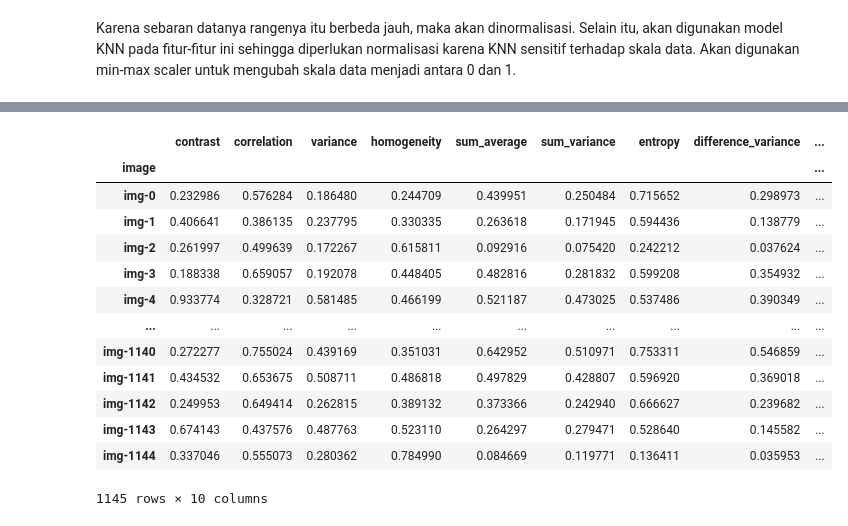
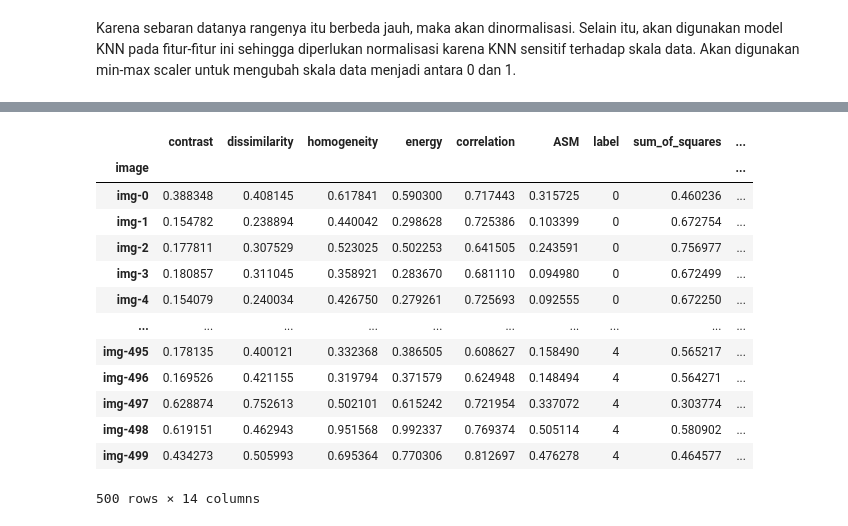
Before and after one commit to Bagusdevaa/Apple-Classfication-using-Harralick-and-KNN, a Jupyter notebook: EDA.ipynb, the cells around one changed output, grey strips where cells are left out. Drawn from its saved outputs; the diff is of its cells as text; code cells hidden in the pictures.

```diff
--- a/EDA.ipynb
+++ b/EDA.ipynb
@@ -803,7 +631,8 @@ def handle_asymmetric_outliers(series, lower_factor=1.5, upper_factor=1.5):
     return modified_series
 # %%
 # Proses imputation untuk outlier ekstrem
-for feature in right_skew + left_skew:
+# for feature in right_skew + left_skew:
+for feature in getcolumns:
     # Sesuaikan nilai outlier
     df[feature] = handle_asymmetric_outliers(df[feature], lower_factor=1.5, upper_factor=1.5)
 # %%
@@ -872,8 +693 @@ label                                 -0.022351
 dtype: float64
-# %%
-# Normalisasi dengan Min-Max Scaling
-numeric_features = df.columns[:-1]
-
-df_transform = df.copy()
-scaler = MinMaxScaler()
-df_transform[numeric_features] = scaler.fit_transform(df_transform[numeric_features])
@@ -907,12 +716,12 @@ def log_transform(series, add_constant=True):
         min_positive = series[series > 0].min()
         series = series + min_positive
 
-    transformed_series = np.log10(series)
+    transformed_series = np.log1p(series)
     return transformed_series
 # %%
 # Step 2: Apply log transformation (handle zeros by adding a small constant)
-df_log_transformed = df_transform.copy()
+df_log_transformed = df.copy()
  # log1p(x) = log(1 + x)# Applying Square Root Transformation
-df_log_transformed['energy'] = log_transform(df_log_transformed['energy'])
-df_log_transformed['max_correlation_coefficient'] = log_transform(df_log_transformed['max_correlation_coefficient'])
+df_log_transformed['ASM'] = log_transform(df_log_transformed['ASM'])
+df_log_transformed['difference_variance'] = log_transform(df_log_transformed['difference_variance'])
 # %%
@@ -938,22 +749,22 @@ from sklearn.metrics import classification_report, confusion_matrix, accuracy_sc
 # %%
 ngetest = df_log_transformed.copy()
-ngetest = ngetest.drop(columns=['difference_entropy', 'information_measure_of_correlation1', 'sum_entropy', 'energy','max_correlation_coefficient'])
+ngetest = ngetest.drop(columns=['IMC2'])
 ngetest
 # %% [output]
-|  | contrast | correlation | variance | homogeneity | sum_average | sum_variance | entropy | difference_variance | ... |
+|  | contrast | dissimilarity | homogeneity | energy | correlation | ASM | label | sum_of_squares | ... |
 | image |  |  |  |  |  |  |  |  | ... |
-| img-0 | 0.232986 | 0.576284 | 0.186480 | 0.244709 | 0.439951 | 0.250484 | 0.715652 | 0.298973 | ... |
-| img-1 | 0.406641 | 0.386135 | 0.237795 | 0.330335 | 0.263618 | 0.171945 | 0.594436 | 0.138779 | ... |
-| img-2 | 0.261997 | 0.499639 | 0.172267 | 0.615811 | 0.092916 | 0.075420 | 0.242212 | 0.037624 | ... |
-| img-3 | 0.188338 | 0.659057 | 0.192078 | 0.448405 | 0.482816 | 0.281832 | 0.599208 | 0.354932 | ... |
-| img-4 | 0.933774 | 0.328721 | 0.581485 | 0.466199 | 0.521187 | 0.473025 | 0.537486 | 0.390349 | ... |
+| img-0 | 0.388348 | 0.408145 | 0.617841 | 0.590300 | 0.717443 | 0.315725 | 0 | 0.460236 | ... |
+| img-1 | 0.154782 | 0.238894 | 0.440042 | 0.298628 | 0.725386 | 0.103399 | 0 | 0.672754 | ... |
+| img-2 | 0.177811 | 0.307529 | 0.523025 | 0.502253 | 0.641505 | 0.243591 | 0 | 0.756977 | ... |
+| img-3 | 0.180857 | 0.311045 | 0.358921 | 0.283670 | 0.681110 | 0.094980 | 0 | 0.672499 | ... |
+| img-4 | 0.154079 | 0.240034 | 0.426750 | 0.279261 | 0.725693 | 0.092555 | 0 | 0.672250 | ... |
 | ... | ... | ... | ... | ... | ... | ... | ... | ... | ... |
-| img-1140 | 0.272277 | 0.755024 | 0.439169 | 0.351031 | 0.642952 | 0.510971 | 0.753311 | 0.546859 | ... |
-| img-1141 | 0.434532 | 0.653675 | 0.508711 | 0.486818 | 0.497829 | 0.428807 | 0.596920 | 0.369018 | ... |
-| img-1142 | 0.249953 | 0.649414 | 0.262815 | 0.389132 | 0.373366 | 0.242940 | 0.666627 | 0.239682 | ... |
-| img-1143 | 0.674143 | 0.437576 | 0.487763 | 0.523110 | 0.264297 | 0.279471 | 0.528640 | 0.145582 | ... |
-| img-1144 | 0.337046 | 0.555073 | 0.280362 | 0.784990 | 0.084669 | 0.119771 | 0.136411 | 0.035953 | ... |
+| img-495 | 0.178135 | 0.400121 | 0.332368 | 0.386505 | 0.608627 | 0.158490 | 4 | 0.565217 | ... |
+| img-496 | 0.169526 | 0.421155 | 0.319794 | 0.371579 | 0.624948 | 0.148494 | 4 | 0.564271 | ... |
+| img-497 | 0.628874 | 0.752613 | 0.502101 | 0.615242 | 0.721954 | 0.337072 | 4 | 0.303774 | ... |
+| img-498 | 0.619151 | 0.462943 | 0.951568 | 0.992337 | 0.769374 | 0.505114 | 4 | 0.580902 | ... |
+| img-499 | 0.434273 | 0.505993 | 0.695364 | 0.770306 | 0.812697 | 0.476278 | 4 | 0.464577 | ... |
-1145 rows × 10 columns
+500 rows × 14 columns
 # %%
 X_train, X_test, y_train, y_test = train_test_split(ngetest.drop(columns=['label']), ngetest['label'], test_size=0.2, random_state=42)
 # %%
```
Also changed, not shown: parts of 26 cells of this notebook.
